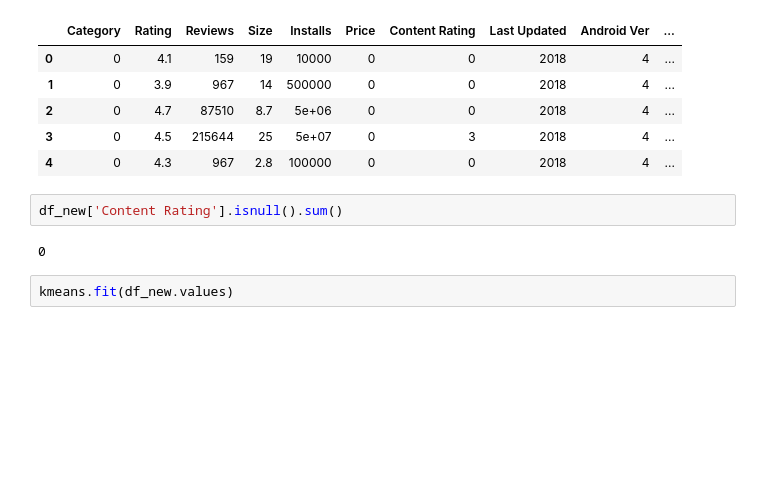
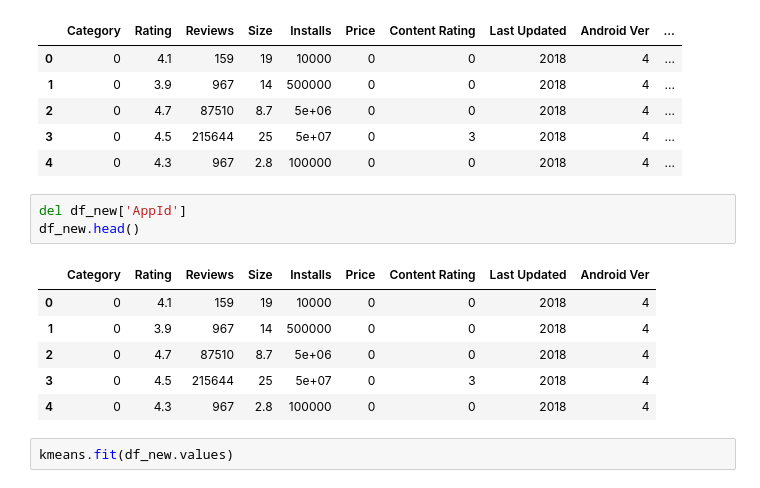
Before and after one commit to Kashish-Chugh/EDA_Play_Store_Apps, a Jupyter notebook: EDA_Google_Play_Store_App_Latest.ipynb, the cells around one changed output. Saved outputs shown, nothing was run; the diff lists cells and outputs as text; blank space fills up the shorter version.

```diff
--- a/EDA_Google_Play_Store_App_Latest.ipynb
+++ b/EDA_Google_Play_Store_App_Latest.ipynb
@@ -650,10 +641,16 @@ df_new.head()
 | 2 | 0 | 4.7 | 87510 | 8.7 | 5e+06 | 0 | 0 | 2018 | 4 | ... |
 | 3 | 0 | 4.5 | 215644 | 25 | 5e+07 | 0 | 3 | 2018 | 4 | ... |
 | 4 | 0 | 4.3 | 967 | 2.8 | 100000 | 0 | 0 | 2018 | 4 | ... |
-# %%
-df_new['Content Rating'].isnull().sum()
-# %% [output]
-0
+# %%
+del df_new['AppId']
+df_new.head()
+# %% [output]
+|  | Category | Rating | Reviews | Size | Installs | Price | Content Rating | Last Updated | Android Ver |
+| 0 | 0 | 4.1 | 159 | 19 | 10000 | 0 | 0 | 2018 | 4 |
+| 1 | 0 | 3.9 | 967 | 14 | 500000 | 0 | 0 | 2018 | 4 |
+| 2 | 0 | 4.7 | 87510 | 8.7 | 5e+06 | 0 | 0 | 2018 | 4 |
+| 3 | 0 | 4.5 | 215644 | 25 | 5e+07 | 0 | 3 | 2018 | 4 |
+| 4 | 0 | 4.3 | 967 | 2.8 | 100000 | 0 | 0 | 2018 | 4 |
 # %%
 kmeans.fit(df_new.values)
 # %% [output]
```
Also changed, not shown: parts of 12 cells of this notebook, 3 other files.
